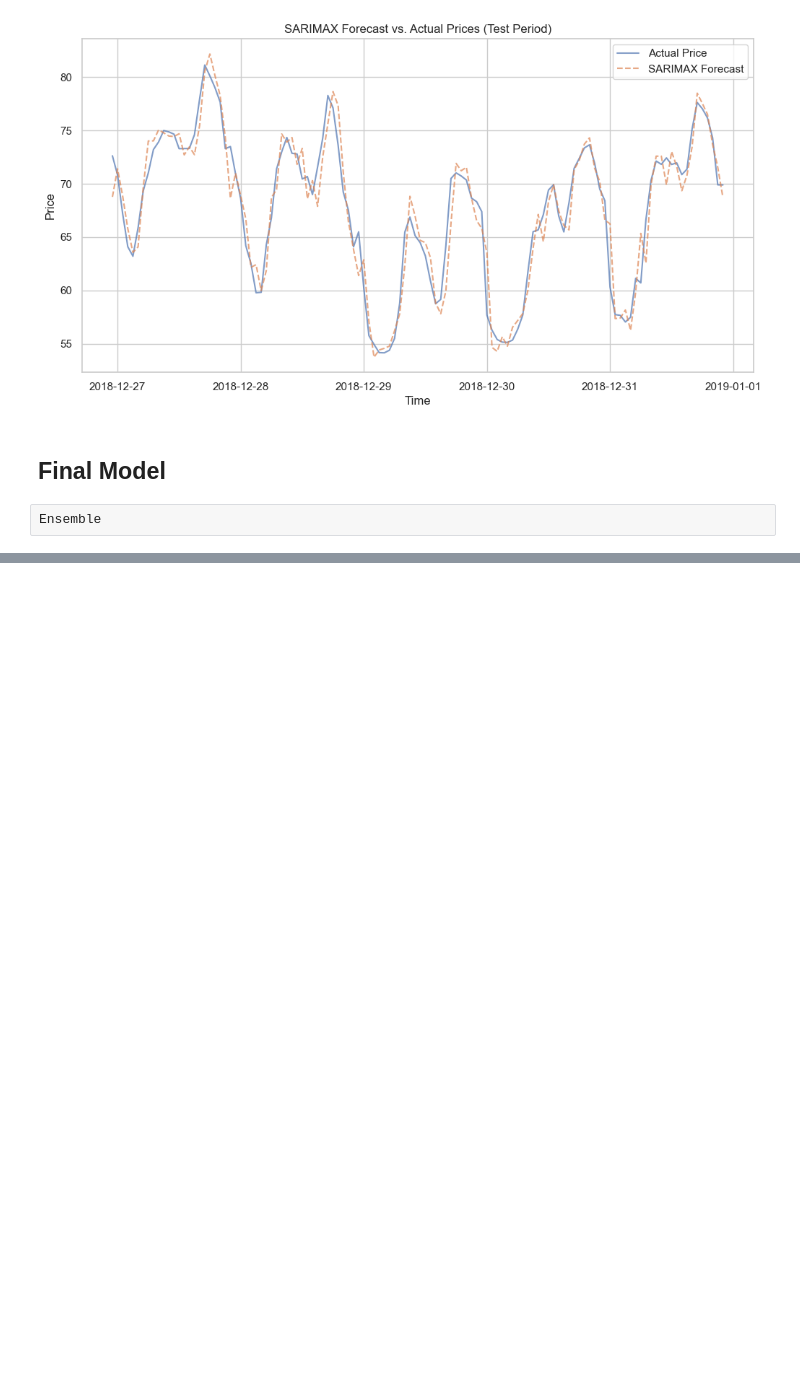
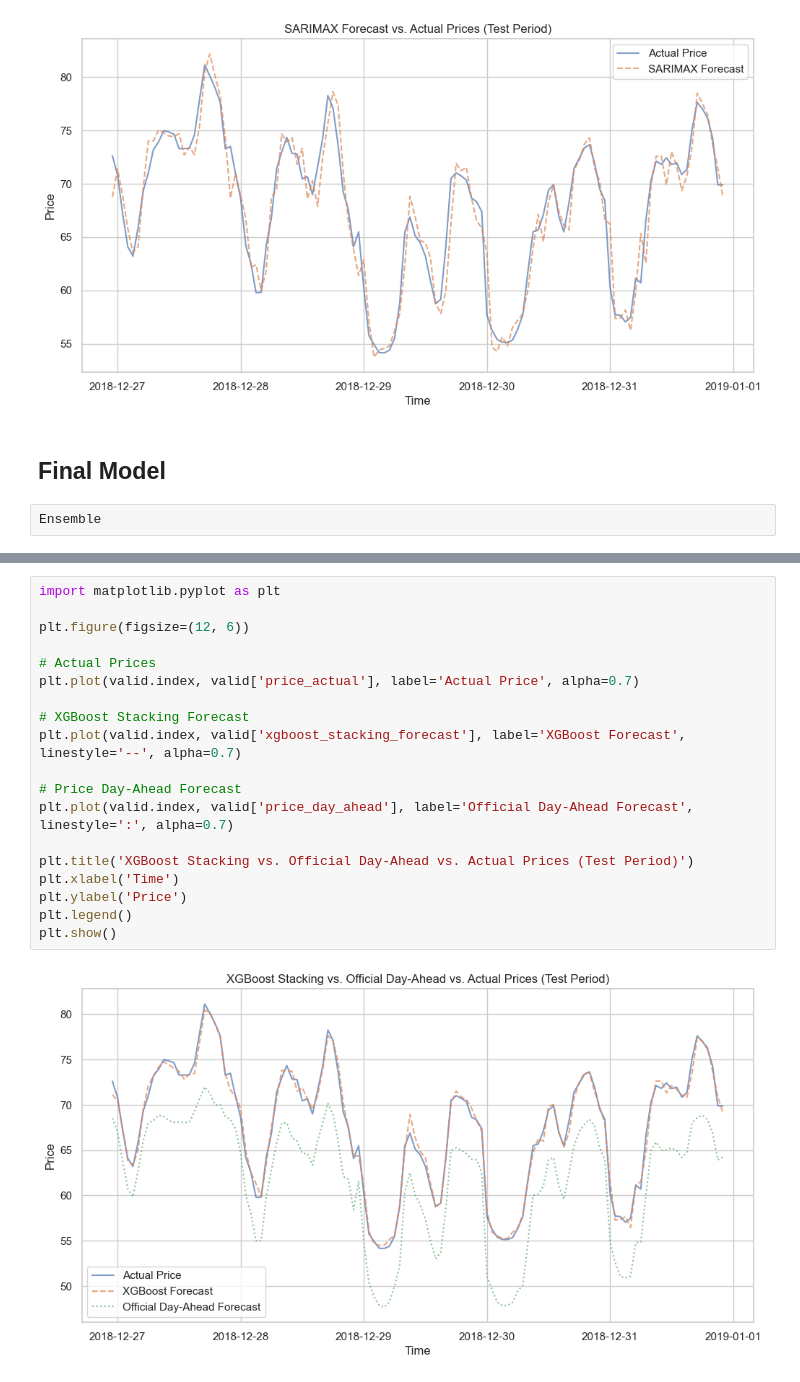
Before and after one commit to MattHendo/Time-Series-Energy-Markets, a Jupyter notebook: Time_Series_Energy_Markets.ipynb, the cells around one changed output, grey strips where cells are left out. Saved outputs shown, nothing was run; the diff lists cells and outputs as text; blank space fills up the shorter version.

```diff
--- a/Time_Series_Energy_Markets.ipynb
+++ b/Time_Series_Energy_Markets.ipynb
@@ -829,0 +952,21 @@ Ensemble
+# %%
+import matplotlib.pyplot as plt
+
+plt.figure(figsize=(12, 6))
+
+# Actual Prices
+plt.plot(valid.index, valid['price_actual'], label='Actual Price', alpha=0.7)
+
+# XGBoost Stacking Forecast
+plt.plot(valid.index, valid['xgboost_stacking_forecast'], label='XGBoost Forecast', linestyle='--', alpha=0.7)
+
+# Price Day-Ahead Forecast
+plt.plot(valid.index, valid['price_day_ahead'], label='Official Day-Ahead Forecast', linestyle=':', alpha=0.7)
+
+plt.title('XGBoost Stacking vs. Official Day-Ahead vs. Actual Prices (Test Period)')
+plt.xlabel('Time')
+plt.ylabel('Price')
+plt.legend()
+plt.show()
+# %% [output]
+[figure, added]
```
Also changed, not shown: parts of 6 cells of this notebook.
